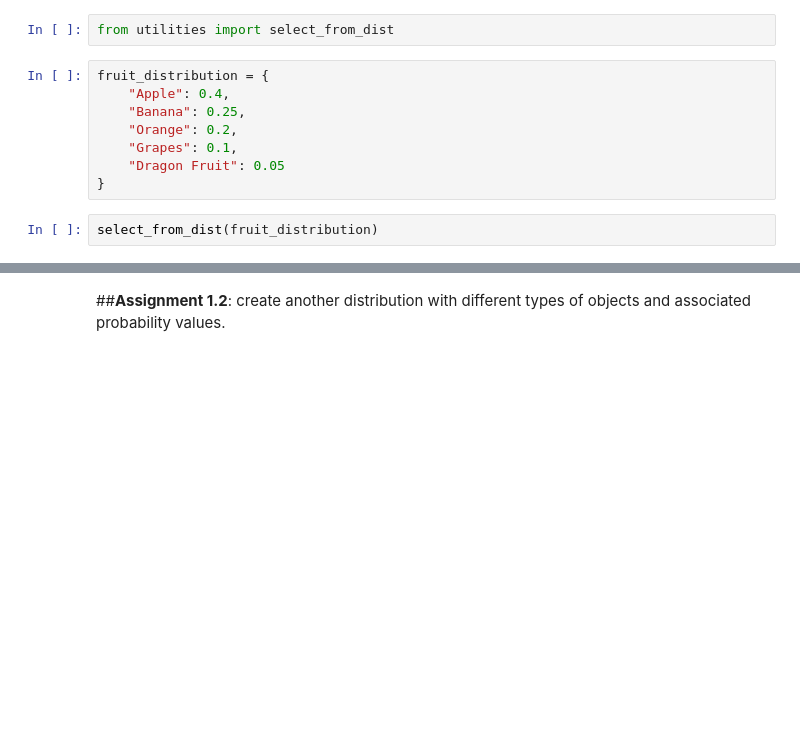
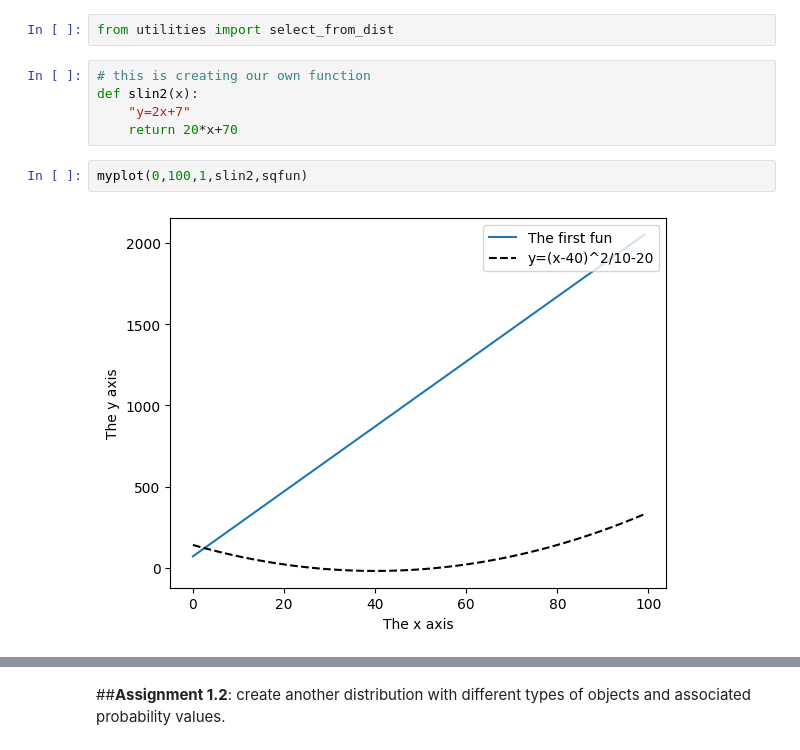
Before and after one commit to MadmanMarble/GLAP, a Jupyter notebook: Assignment_1.ipynb, the cells around one changed output, grey strips where cells are left out. Saved outputs shown, nothing was run; the diff lists cells and outputs as text; blank space fills up the shorter version.

```diff
--- a/Assignment_1.ipynb
+++ b/Assignment_1.ipynb
@@ -60,13 +62,12 @@ myplot(0,100,1,slin,sqfun)
 ##**Assignment 1.1**: define two other functions slin2 and sqfun2 with different math formulas, and plot them.
 # %%
 from utilities import select_from_dist
-# %%
-fruit_distribution = {
-    "Apple": 0.4,
-    "Banana": 0.25,
-    "Orange": 0.2,
-    "Grapes": 0.1,
-    "Dragon Fruit": 0.05
-}
-# %%
-select_from_dist(fruit_distribution)
+# %%
+# this is creating our own function
+def slin2(x):
+    "y=2x+7"
+    return 20*x+70
+# %%
+myplot(0,100,1,slin2,sqfun)
+# %% [output]
+[figure, added]
```
Also changed, not shown: parts of 10 cells of this notebook.
